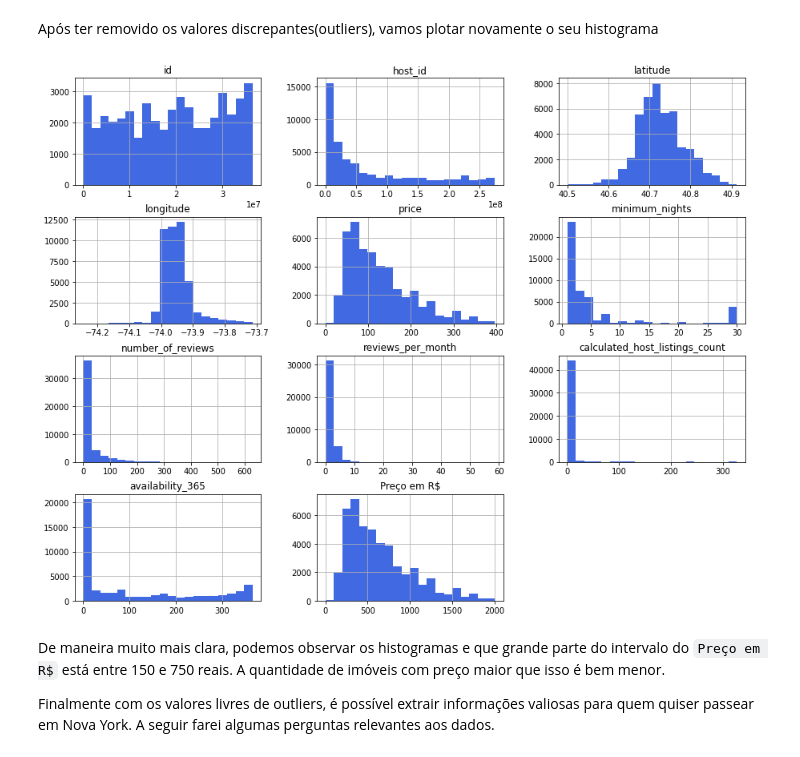
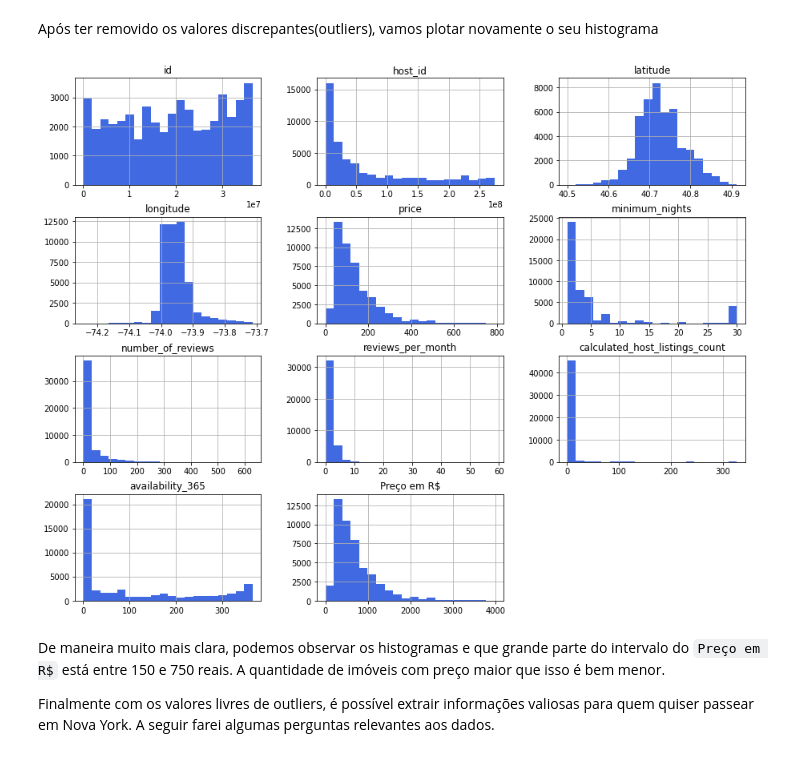
Before and after one commit to ferreiramar96/Analise-Dos-Dados-Airbnb-NYC, a Jupyter notebook: Análise_Dos_Dados_Airbnb_NYC.ipynb, the cells around one changed output. Saved outputs shown, nothing was run; the diff lists cells and outputs as text; code cells hidden in the pictures.

```diff
--- a/Análise_Dos_Dados_Airbnb_NYC.ipynb
+++ b/Análise_Dos_Dados_Airbnb_NYC.ipynb
@@ -207,17 +208,17 @@ Podemos observar que acima de 30 noites, já existem valores outliers. O máximo
 # %% [markdown]
 #### Tratando Valores Outliers
 # %%
-df_clear = df.copy()
-df_clear.drop(df_clear[df_clear['Preço em R$'] > 2000].index, axis=0, inplace=True)
-df_clear.drop(df_clear[df_clear.price > 1500].index, axis=0, inplace=True)
-df_clear.drop(df_clear[df_clear.minimum_nights > 30].index, axis=0, inplace=True)
+df_clean = df.copy()
+df_clean.drop(df_clean[df_clean['Preço em R$'] > 4000].index, axis=0, inplace=True)
+df_clean.drop(df_clean[df_clean.price > 792].index, axis=0, inplace=True)
+df_clean.drop(df_clean[df_clean.minimum_nights > 30].index, axis=0, inplace=True)
 # %% [markdown]
 Após ter removido os valores discrepantes(outliers), vamos plotar novamente o seu histograma
 # %%
-df_clear.hist(bins=20, figsize=(15, 12), color='royalblue')
+df_clean.hist(bins=20, figsize=(15, 12), color='royalblue')
 plt.show()
 # %% [output]
-[figure, old version]
+[figure, new version]
 # %% [markdown]
 De maneira muito mais clara, podemos observar os histogramas e que grande parte do intervalo do `Preço em R$` está entre 150 e 750 reais. A quantidade de imóveis com preço maior que isso é bem menor.
 
```
Also changed, not shown: parts of 18 cells of this notebook.
